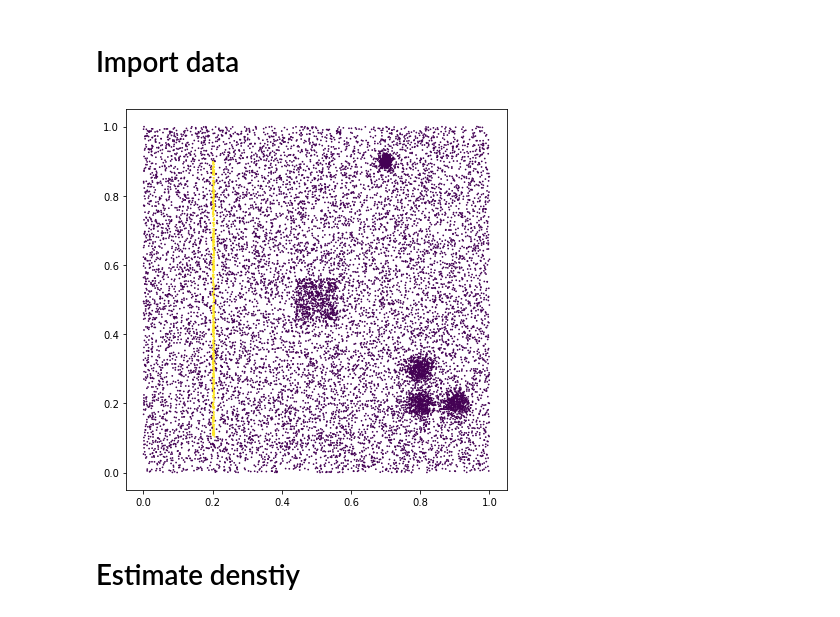
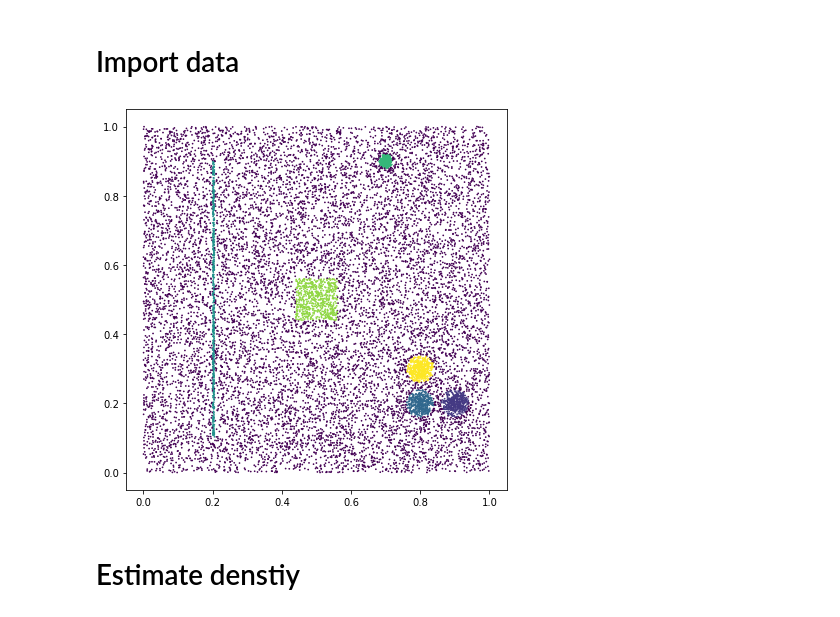
Before and after one commit to barblin/lodestar, a Jupyter notebook: notebooks/toy_tda_scalespace.ipynb, the cells around one changed output. Cells and saved outputs as stored; diff of their text form; code cells hidden in the pictures.

```diff
--- a/notebooks/toy_tda_scalespace.ipynb
+++ b/notebooks/toy_tda_scalespace.ipynb
@@ -32,14 +30,14 @@ ModuleNotFoundError: No module named '_diptest'
 # %%
 data_dict = {
     'skinny': {
-        'path': '/home/sebastian/Documents/PhD/data/skinnydip/skinnyDipData_8.csv',
+        'path': '../data/skinnyDipData_8.csv',
         'read_csv_kwargs': {},
         'columns2keep': ['V2', 'V3', 'V4'],
         'rename_columns': {'V2': 'f1', 'V3': 'f2', 'V4': 'labels'},
         'astype': {'f1': np.float32, 'f2': np.float32, 'labels': np.int32},
     },
     'adawave': {
-        'path': '/home/sebastian/Documents/PhD/data/adawave/waveData_8.csv',
+        'path': '../data/waveData_8.csv',
         'read_csv_kwargs': dict(header=None, names=['f1', 'f2', 'labels']),
         'columns2keep': ['f1', 'f2', 'labels'],
         'rename_columns': {},
@@ -60,11 +58,11 @@ cluster_cols = ['f1', 'f2']
 df_cluster = X[cluster_cols]
 # %%
 plt.figure(figsize=(7,7))
-plt.scatter(X['f1'], X['f2'], c=X['labels']==3, s=0.5)
+plt.scatter(X['f1'], X['f2'], c=X['labels'], s=0.5)
 plt.gca().set_aspect('equal')
 plt.show()
 # %% [output]
-[figure, old version]
+[figure, new version]
 # %% [markdown]
 # Estimate denstiy
 # %%
```
Also changed, not shown: parts of 9 cells of this notebook.
